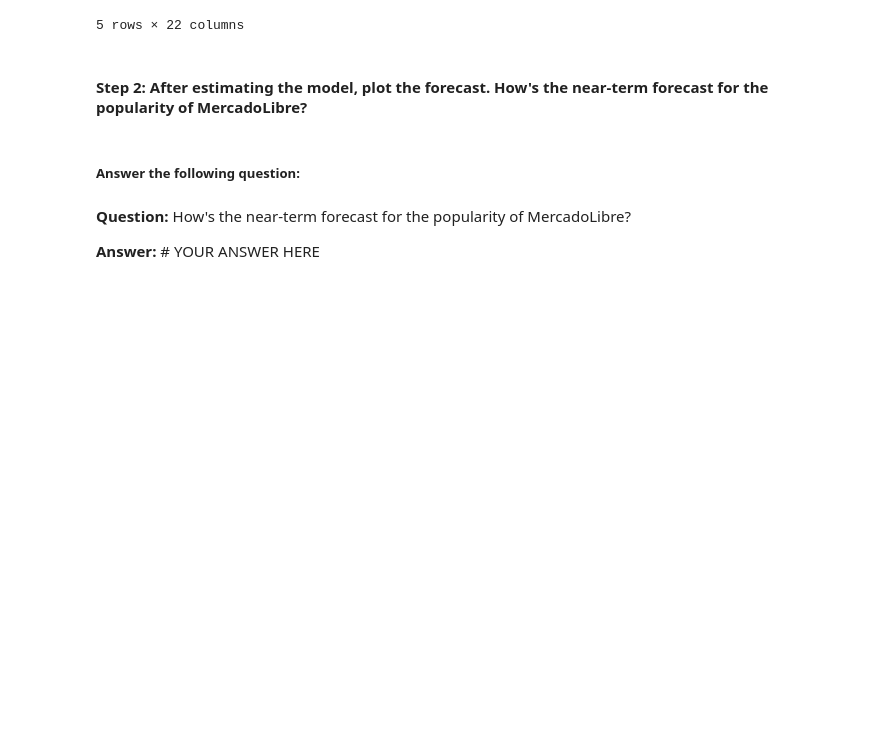
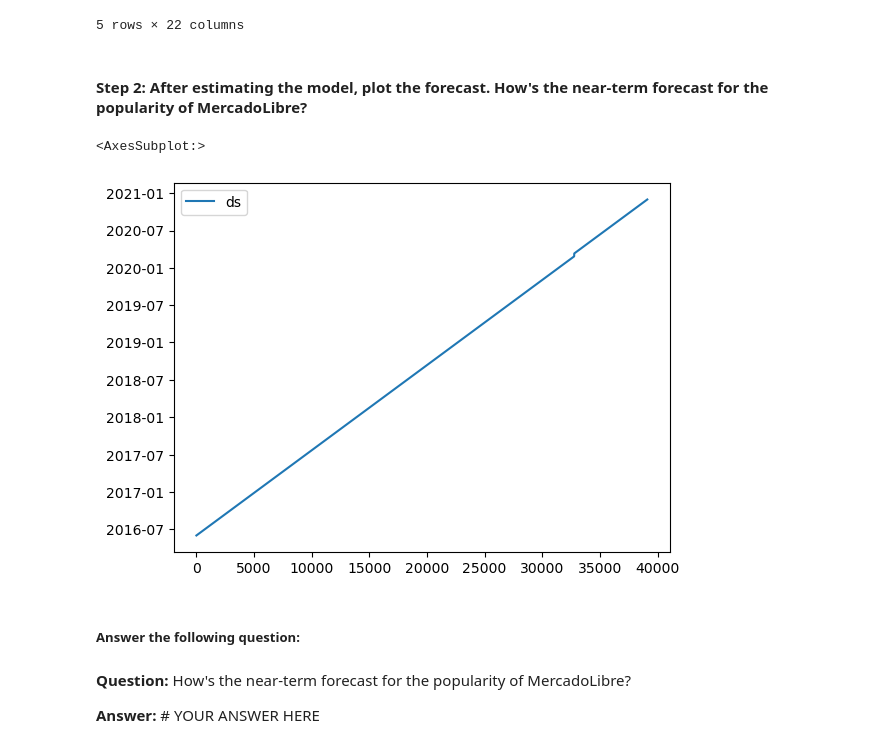
Before and after one commit to naomynaomy/Time_Series_Analysis_Mercado_Libre, a Jupyter notebook: Starter_Code/forecasting_net_prophet.ipynb, the cells around one changed output. Cells and saved outputs as stored; diff of their text form; code cells hidden in the pictures; blank space fills up the shorter version.

Commit message:
Plot forecast

```diff
--- a/Starter_Code/forecasting_net_prophet.ipynb
+++ b/Starter_Code/forecasting_net_prophet.ipynb
@@ -533,7 +533,10 @@ display(forecast_mercado_trends.tail())
 #### Step 2: After estimating the model, plot the forecast. How's the near-term forecast for the popularity of MercadoLibre?
 # %%
 # Plot the Prophet predictions for the Mercado trends data
-# YOUR CODE HERE
+future_mercado_trends.plot()
+# %% [output]
+<AxesSubplot:>
+[figure, added]
 # %% [markdown]
 ##### Answer the following question:
 # %% [markdown]
```
